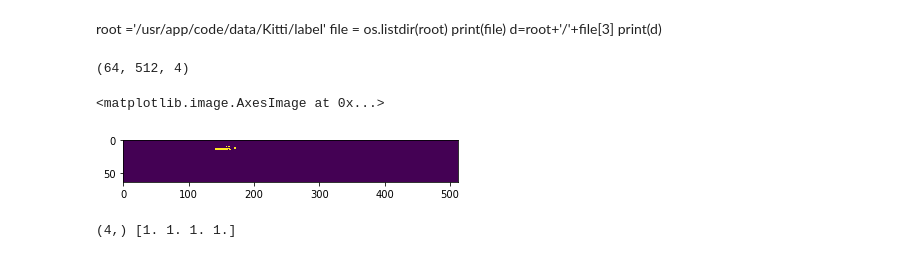
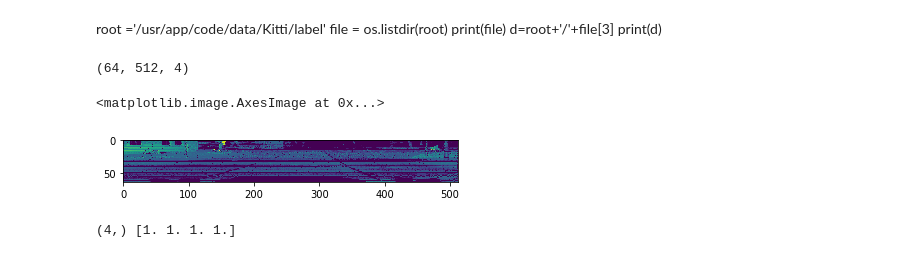
Before and after one commit to ywangeq/instance_dataset_gen, a Jupyter notebook: data_get.ipynb, the cells around one changed output. Saved outputs shown, nothing was run; the diff lists cells and outputs as text; code cells hidden in the pictures.

```diff
--- a/data_get.ipynb
+++ b/data_get.ipynb
@@ -489,16 +494,16 @@ print(file)
 d=root+'/'+file[3]
 print(d)
 # %%
-a= np.load(d)
+a= np.load('2011_09_26_drive_0060_sync_0000000036.npy')
 # %%
 print(a.shape)
 # %% [output]
 (64, 512, 4)
 # %%
-plt.imshow(a[:,:,1])
+plt.imshow(a[:,:,3])
 # %% [output]
 <matplotlib.image.AxesImage at 0x...>
-[figure, old version]
+[figure, new version]
 # %%
 n = np.max(a.reshape(-1,a.shape[2]),0)
 print(n.shape,n)
```
Also changed, not shown: parts of 2 cells of this notebook.
